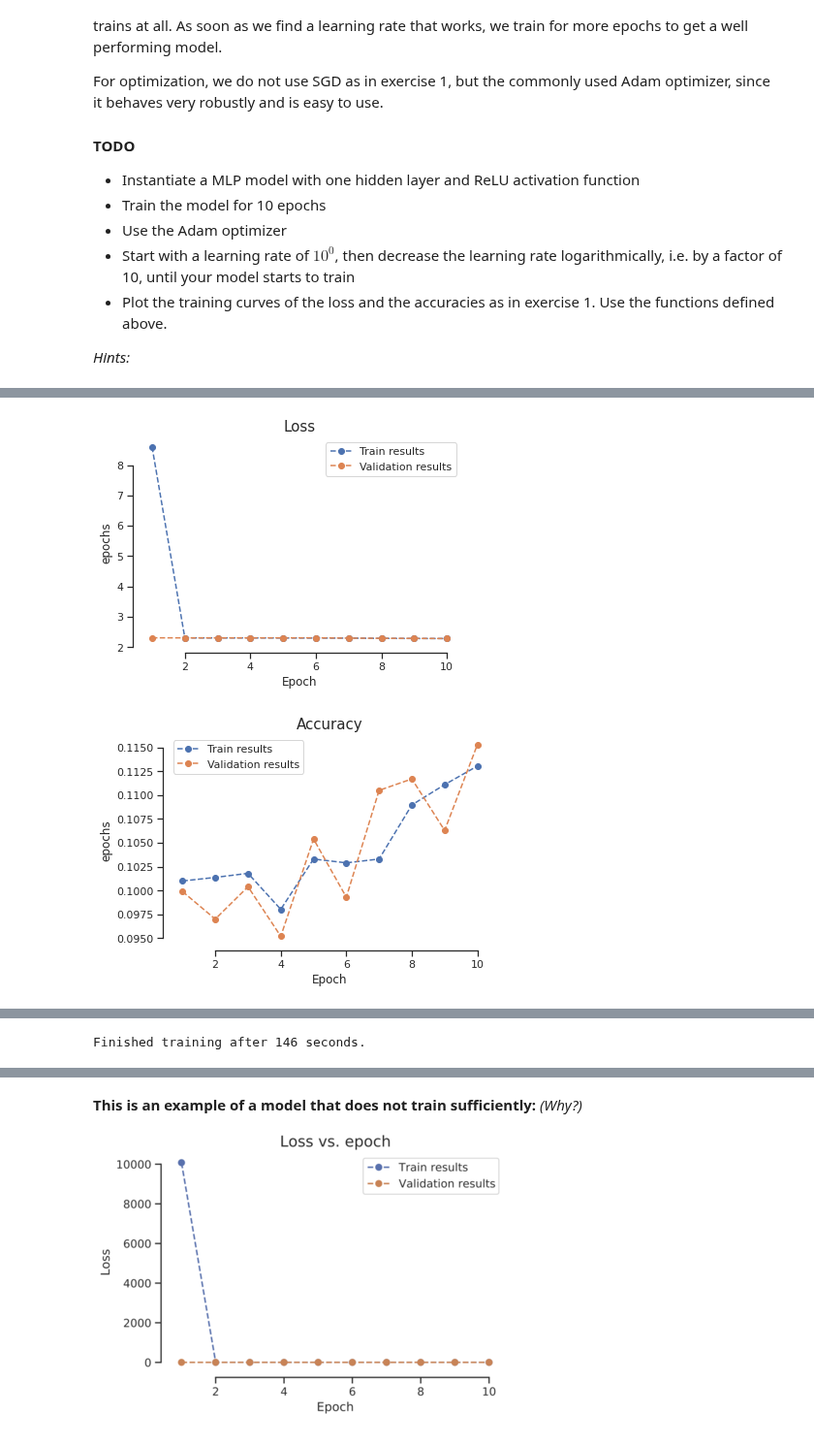
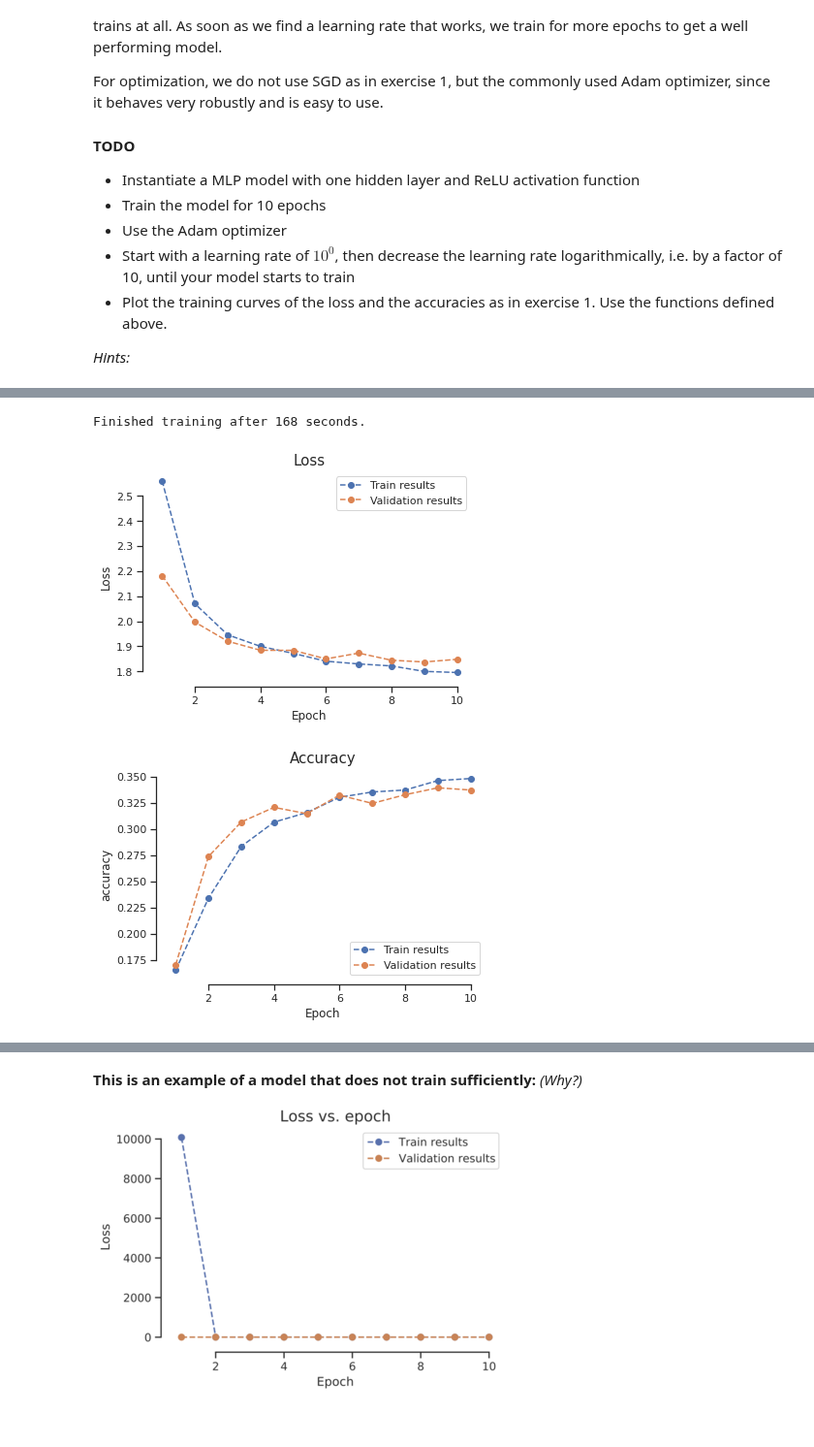
Before and after one commit to jonaden94/deepl-ecker-21-22, a Jupyter notebook: Ex2_2021.ipynb, the cells around one changed output, grey strips where cells are left out. Shown at 97% size. Drawn from its saved outputs; the diff is of its cells as text; code cells hidden in the pictures.

```diff
--- a/Ex2_2021.ipynb
+++ b/Ex2_2021.ipynb
@@ -595,16 +604,14 @@ KeyboardInterrupt: ignored
-# %%
-train_losses, val_losses, train_accs, val_accs, confusion_matrix = result2
-plot("Loss", "epochs", train_losses, val_losses, yscale='linear')
-plot("Accuracy", "epochs", train_accs, val_accs, yscale='linear')
-# %% [output]
-[figure, removed]
-[figure, removed]
 # %%
+# train model with lr 0.01
 mlp = MLP(img_width=32, num_in_channels=3, num_classes=10, num_hidden_units=30,
           num_hidden_layers=1, act_fn=nn.ReLU(inplace=False))
-
 mlp = mlp.cuda()
 optimizer = torch.optim.Adam(mlp.parameters(), lr=0.01)
 result3 = run_training(mlp, optimizer, loss_function, device, 10,
                       trainloader, valloader, early_stopper=None, verbose=True)
+
+# plot model performance
+train_losses, val_losses, train_accs, val_accs, confusion_matrix = result3
+plot("Loss", "Loss", train_losses, val_losses, yscale='linear')
+plot("Accuracy", "accuracy", train_accs, val_accs, yscale='linear')
 # %% [output]
@@ -621 +628,3 @@ Train loss: 1.79, val loss: 1.82, train acc: 0.358, val acc 0.354
-Finished training after 146 seconds.
+Finished training after 168 seconds.
+[figure, added]
+[figure, added]
```
Also changed, not shown: parts of 23 cells of this notebook.
